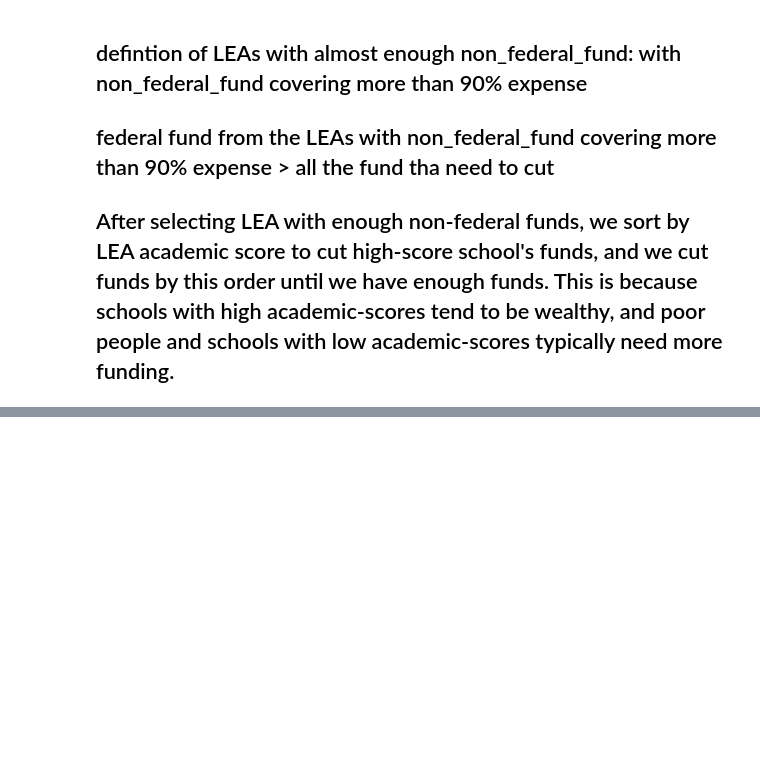
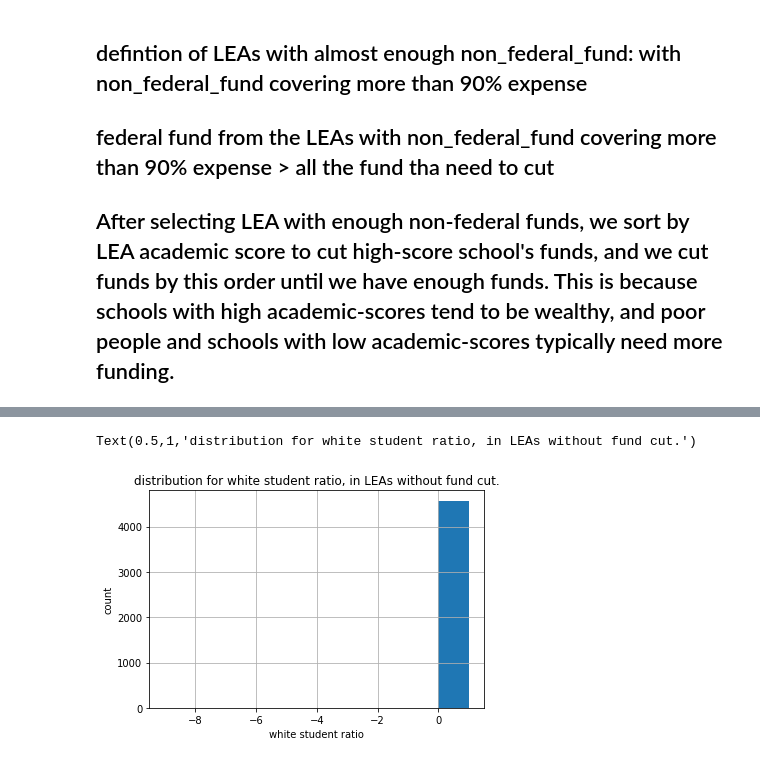
Before and after one commit to michaelyangbling/info-vis-hw4, a Jupyter notebook: solution.ipynb, the cells around one changed output, grey strips where cells are left out. Saved outputs shown, nothing was run; the diff lists cells and outputs as text; code cells hidden in the pictures; blank space fills up the shorter version.

```diff
--- a/solution.ipynb
+++ b/solution.ipynb
@@ -240,0 +332,9 @@ output
+# %%
+ax=not_cut['wh_ratio'].hist()
+ax.set_xlabel('white student ratio')
+ax.set_ylabel('count')
+ax.set_title("\
+distribution for white student ratio, in LEAs without fund cut.")
+# %% [output]
+Text(0.5,1,'distribution for white student ratio, in LEAs without fund cut.')
+[figure, added]
```
Also changed, not shown: parts of 14 cells of this notebook, 3 other files.
